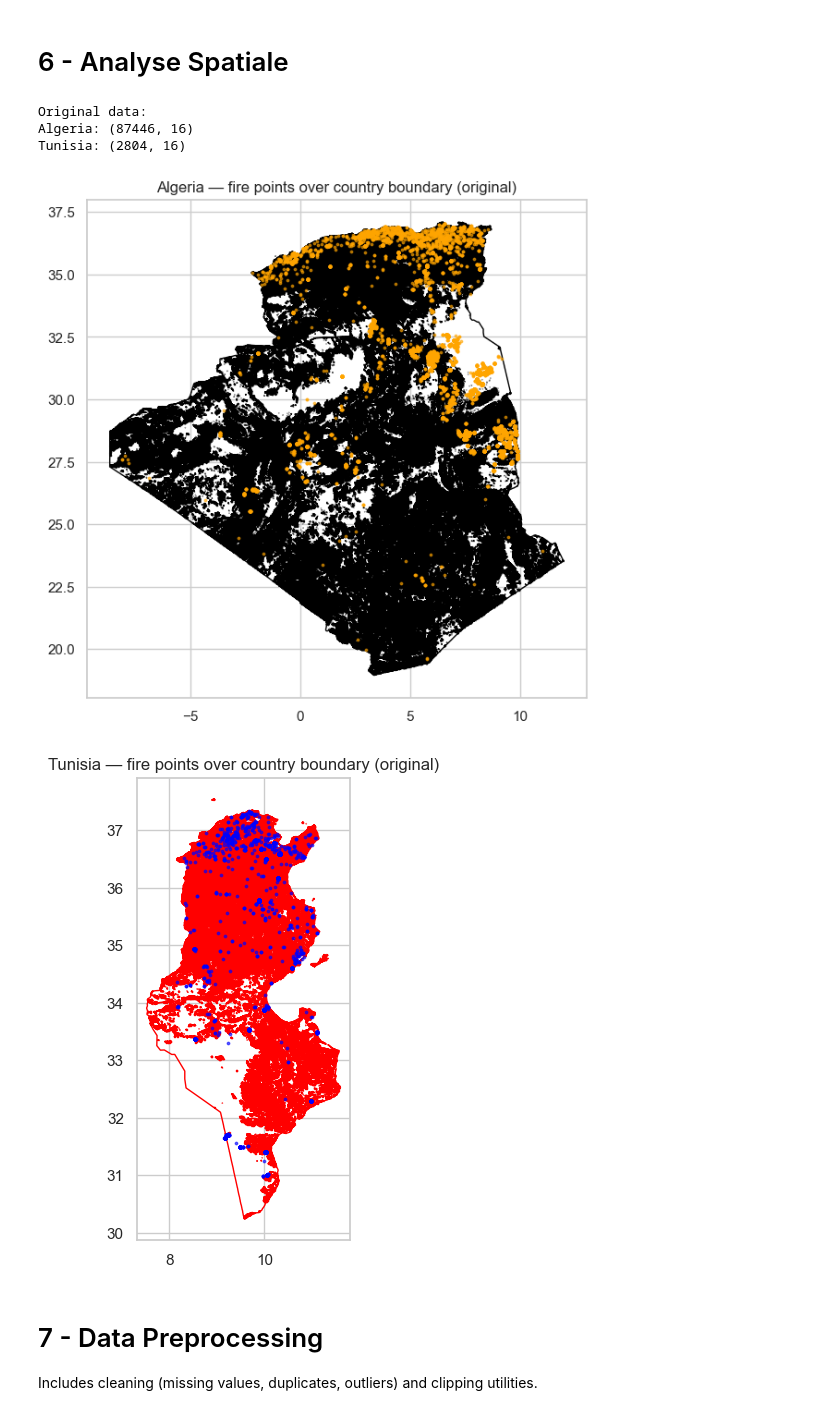
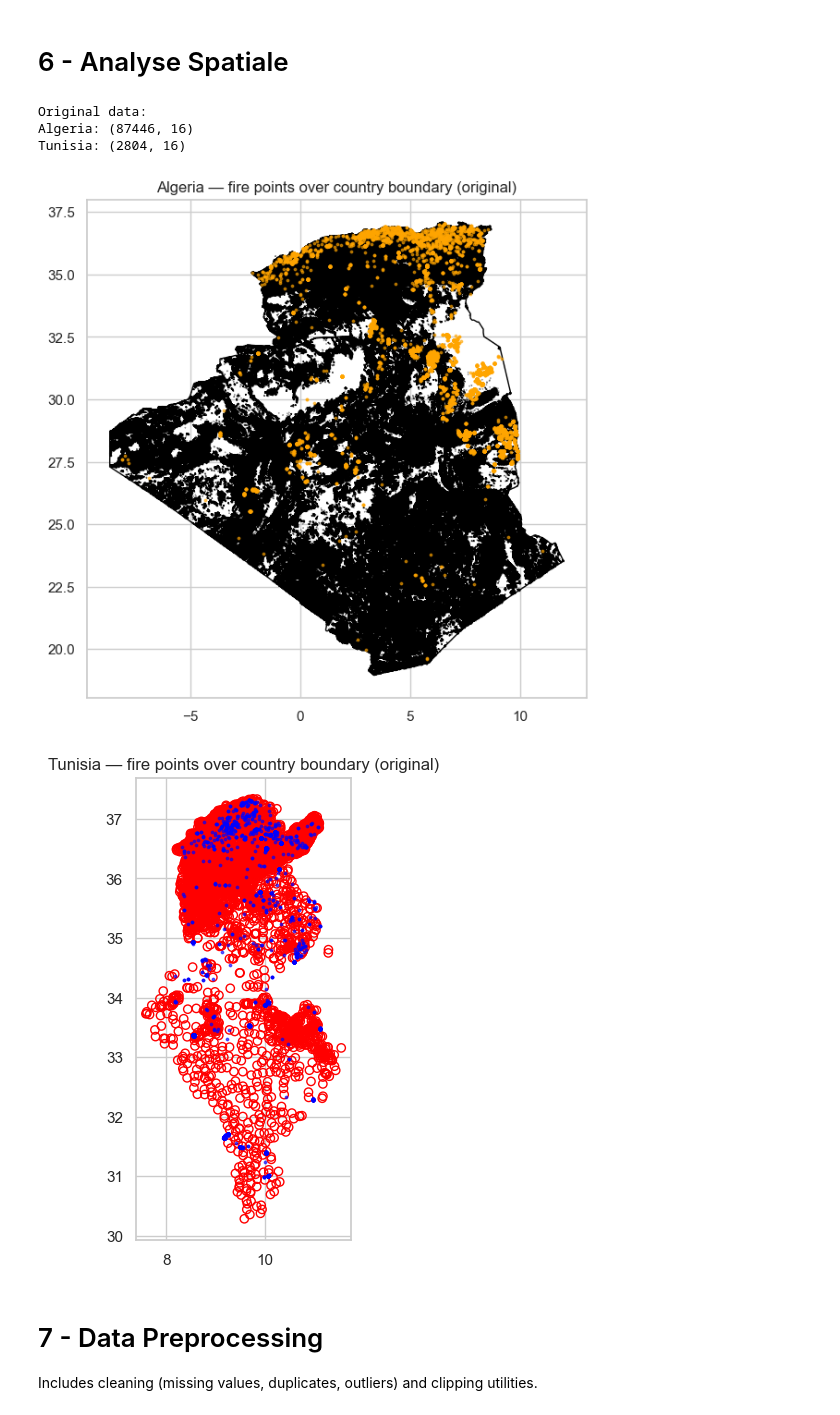
Before and after one commit to BESSAI-Tayeb/forest-fires-algeria-tunisia-analysis, a Jupyter notebook: analysis/fire.ipynb, the cells around one changed output. Cells and saved outputs as stored; diff of their text form; code cells hidden in the pictures.

```diff
--- a/analysis/fire.ipynb
+++ b/analysis/fire.ipynb
@@ -13,8 +13,8 @@ import geopandas as gpd
 sns.set(style='whitegrid')
 
 # Load datasets (adjust paths if needed)
-ALG_PATH = '../data/fire_dataset/algeria.csv'
-TUN_PATH = '../data/fire_dataset/tunisia.csv'
+ALG_PATH = '../dataset/fire_dataset/algeria.csv'
+TUN_PATH = '../dataset/fire_dataset/tunisia.csv'
 
 try:
     algeria_fires = pd.read_csv(ALG_PATH)
@@ -364,8 +364,8 @@ temporal_analysis_dual(algeria_fires, tunisia_fires, label1='Algeria', label2='T
 # 6 - Analyse Spatiale
 # %%
 # load landcover data of algeria and tunisia
-algeria_lc = gpd.read_file(r'..\data\landcover_dataset\algeria\dza_gc_adg.shp')
-tunisia_lc = gpd.read_file(r'..\data\landcover_dataset\tunisia\tun_gc_adg.shp')
+algeria_lc = gpd.read_file(r'..\dataset\land_cover_dataset\algeria\dza_gc_adg.shp')
+tunisia_lc = gpd.read_file(r'..\dataset\land_cover_dataset\tunisia\Tunisia_LC_2022_point_data.shp')
 
 # create geodataframes for fire points
 def clean_fire_df(df, country_name):
@@ -375,34 +375,34 @@ def clean_fire_df(df, country_name):
         crs='EPSG:4326'
     )
     return gdf
 
 print("Original data:")
 print('Algeria:', algeria_fires.shape)
 print('Tunisia:', tunisia_fires.shape)
 
 # Create geodataframes for original data
 alg_gdf = clean_fire_df(algeria_fires, 'Algeria')
 tn_gdf = clean_fire_df(tunisia_fires, 'Tunisia')
 
 # Plot Algeria - fire points over country boundary (original)
 fig, ax = plt.subplots(figsize=(7,7))
 algeria_lc.plot(ax=ax, edgecolor='black', facecolor='none')
 alg_gdf.plot(ax=ax, markersize=3, color='orange', alpha=0.6)
 plt.title('Algeria — fire points over country boundary (original)')
 plt.show()
 
 # Plot Tunisia - fire points over country boundary (original)
 fig, ax = plt.subplots(figsize=(6,6))
 tunisia_lc.plot(ax=ax, edgecolor='red', facecolor='none')
 tn_gdf.plot(ax=ax, markersize=3, color='blue', alpha=0.6)
 plt.title('Tunisia — fire points over country boundary (original)')
 plt.show()
 # %% [output]
 Original data:
 Algeria: (87446, 16)
 Tunisia: (2804, 16)
 [figure]
-[figure, old version]
+[figure, new version]
 # %% [markdown]
 # 7 - Data Preprocessing
 
```
Also changed, not shown: parts of 5 cells of this notebook, 12 other files.
